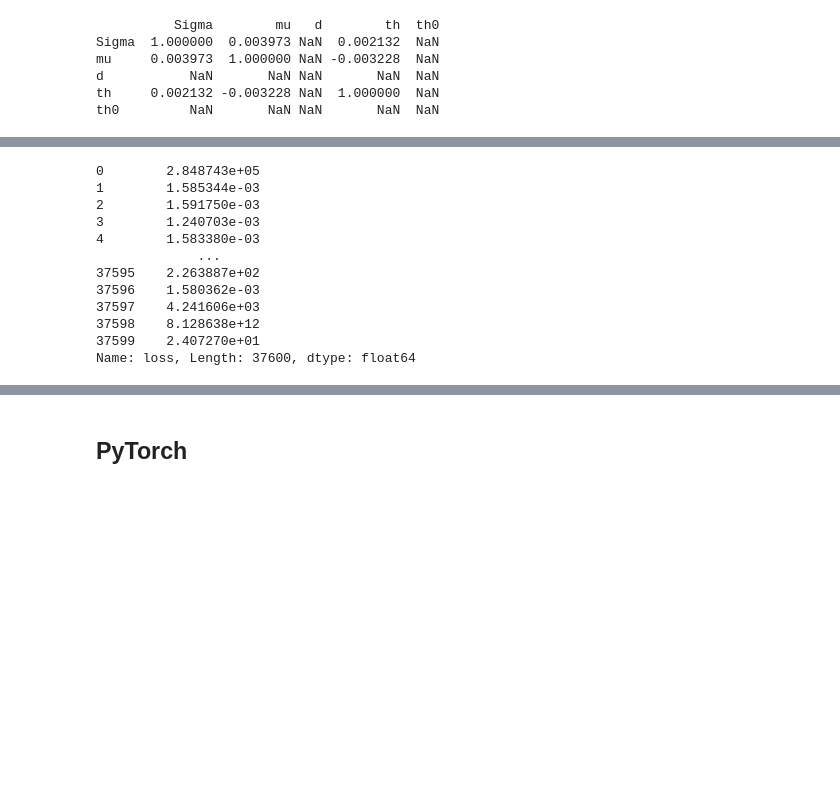
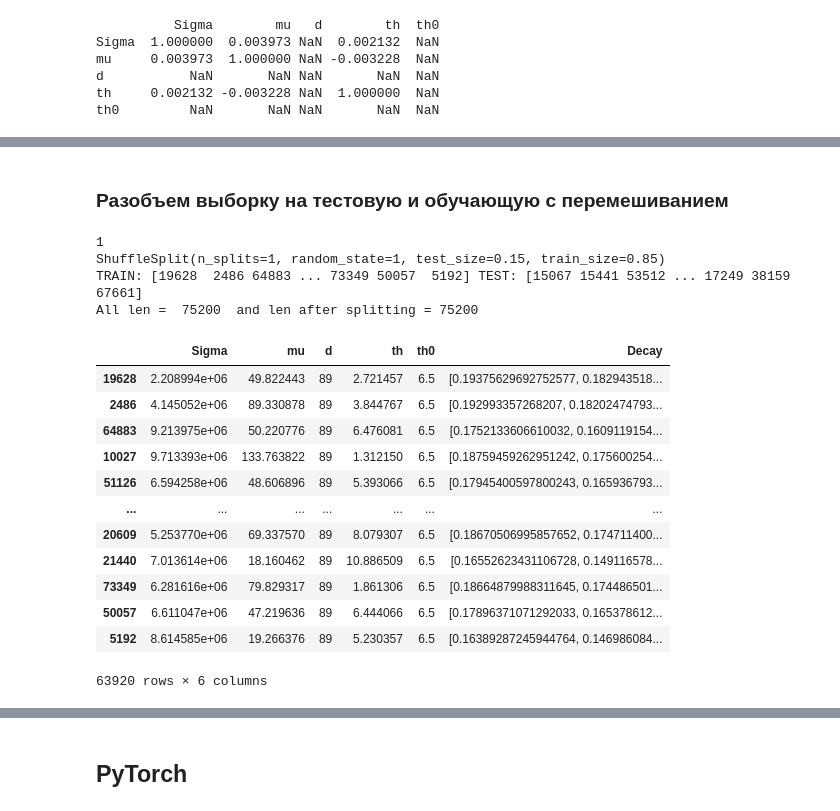
Before and after one commit to AAYamoldin/Diploma, a Jupyter notebook: pulse/FirstTry.ipynb, the cells around one changed output, grey strips where cells are left out. Saved outputs shown, nothing was run; the diff lists cells and outputs as text; code cells hidden in the pictures; blank space fills up the shorter version.

```diff
--- a/pulse/FirstTry.ipynb
+++ b/pulse/FirstTry.ipynb
@@ -166,5 +147,0 @@ tmp_data.head()
-# %%
-from sklearn.preprocessing import StandardScaler
-scaler = StandardScaler()
-tmp_data[['Sigma', 'mu','th']] = scaler.fit_transform(tmp_data[['Sigma', 'mu', 'th']])
-tmp_data.head()
@@ -204,15 +165,31 @@ data.head()
-# %%
-data['loss']
-# %% [output]
-0        2.848743e+05
-1        1.585344e-03
-2        1.591750e-03
-3        1.240703e-03
-4        1.583380e-03
-             ...
-37595    2.263887e+02
-37596    1.580362e-03
-37597    4.241606e+03
-37598    8.128638e+12
-37599    2.407270e+01
-Name: loss, Length: 37600, dtype: float64
+# %% [markdown]
+### Разобъем выборку на тестовую и обучающую с перемешиванием
+# %%
+from sklearn.model_selection import ShuffleSplit
+rs = ShuffleSplit(n_splits=1, test_size=0.15, random_state=1, train_size=0.85)
+print(rs.get_n_splits(tmp_data))
+print(rs)
+for train_index, test_index in rs.split(tmp_data):
+    print("TRAIN:", train_index, "TEST:", test_index)
+print("All len = ", len(tmp_data), " and len after splitting =", len(train_index) + len(test_index))
+train_data = tmp_data.iloc[train_index].copy()
+test_data = tmp_data.iloc[test_index].copy()
+train_data
+# %% [output]
+1
+ShuffleSplit(n_splits=1, random_state=1, test_size=0.15, train_size=0.85)
+TRAIN: [19628  2486 64883 ... 73349 50057  5192] TEST: [15067 15441 53512 ... 17249 38159 67661]
+All len =  75200  and len after splitting = 75200
+|  | Sigma | mu | d | th | th0 | Decay |
+| 19628 | 2.208994e+06 | 49.822443 | 89 | 2.721457 | 6.5 | [0.19375629692752577, 0.182943518... |
+| 2486 | 4.145052e+06 | 89.330878 | 89 | 3.844767 | 6.5 | [0.192993357268207, 0.18202474793... |
+| 64883 | 9.213975e+06 | 50.220776 | 89 | 6.476081 | 6.5 | [0.1752133606610032, 0.1609119154... |
+| 10027 | 9.713393e+06 | 133.763822 | 89 | 1.312150 | 6.5 | [0.18759459262951242, 0.175600254... |
+| 51126 | 6.594258e+06 | 48.606896 | 89 | 5.393066 | 6.5 | [0.17945400597800243, 0.165936793... |
+| ... | ... | ... | ... | ... | ... | ... |
+| 20609 | 5.253770e+06 | 69.337570 | 89 | 8.079307 | 6.5 | [0.18670506995857652, 0.174711400... |
+| 21440 | 7.013614e+06 | 18.160462 | 89 | 10.886509 | 6.5 | [0.16552623431106728, 0.149116578... |
+| 73349 | 6.281616e+06 | 79.829317 | 89 | 1.861306 | 6.5 | [0.18664879988311645, 0.174486501... |
+| 50057 | 6.611047e+06 | 47.219636 | 89 | 6.444066 | 6.5 | [0.17896371071292033, 0.165378612... |
+| 5192 | 8.614585e+06 | 19.266376 | 89 | 5.230357 | 6.5 | [0.16389287245944764, 0.146986084... |
+63920 rows × 6 columns
```
Also changed, not shown: parts of 18 cells of this notebook.
